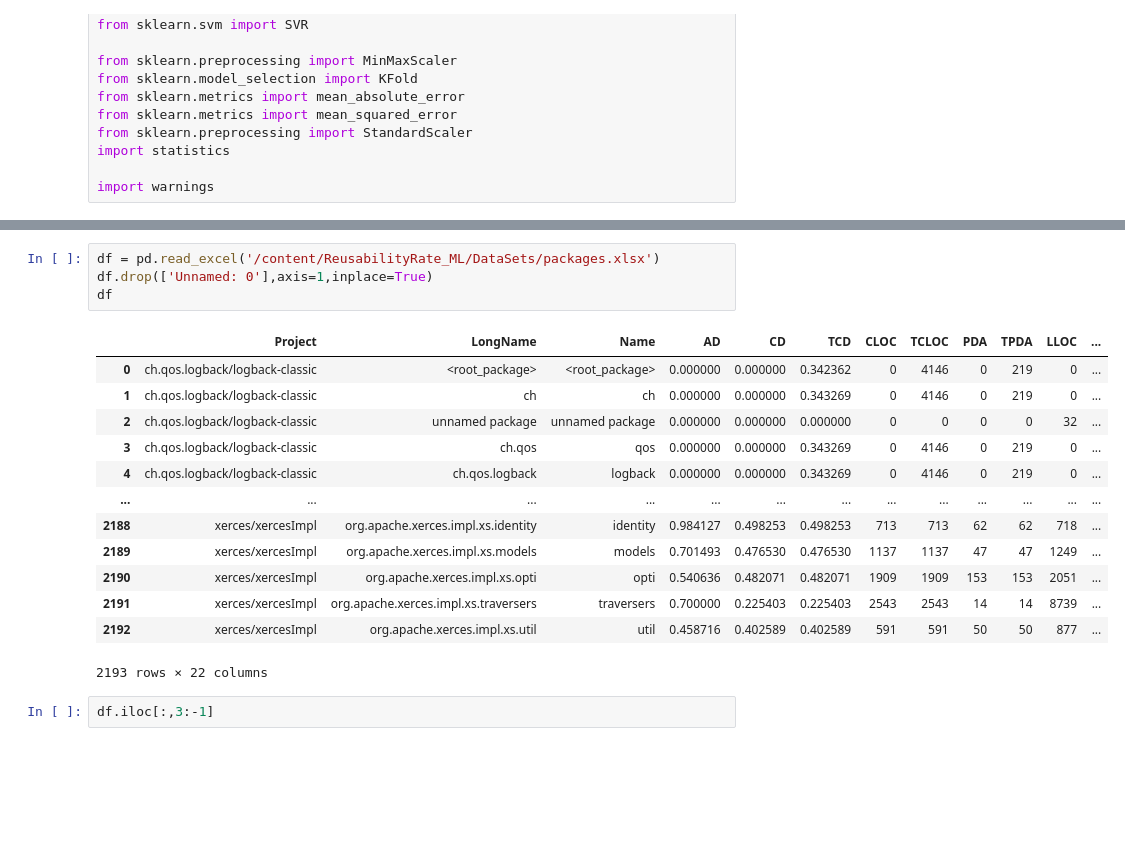
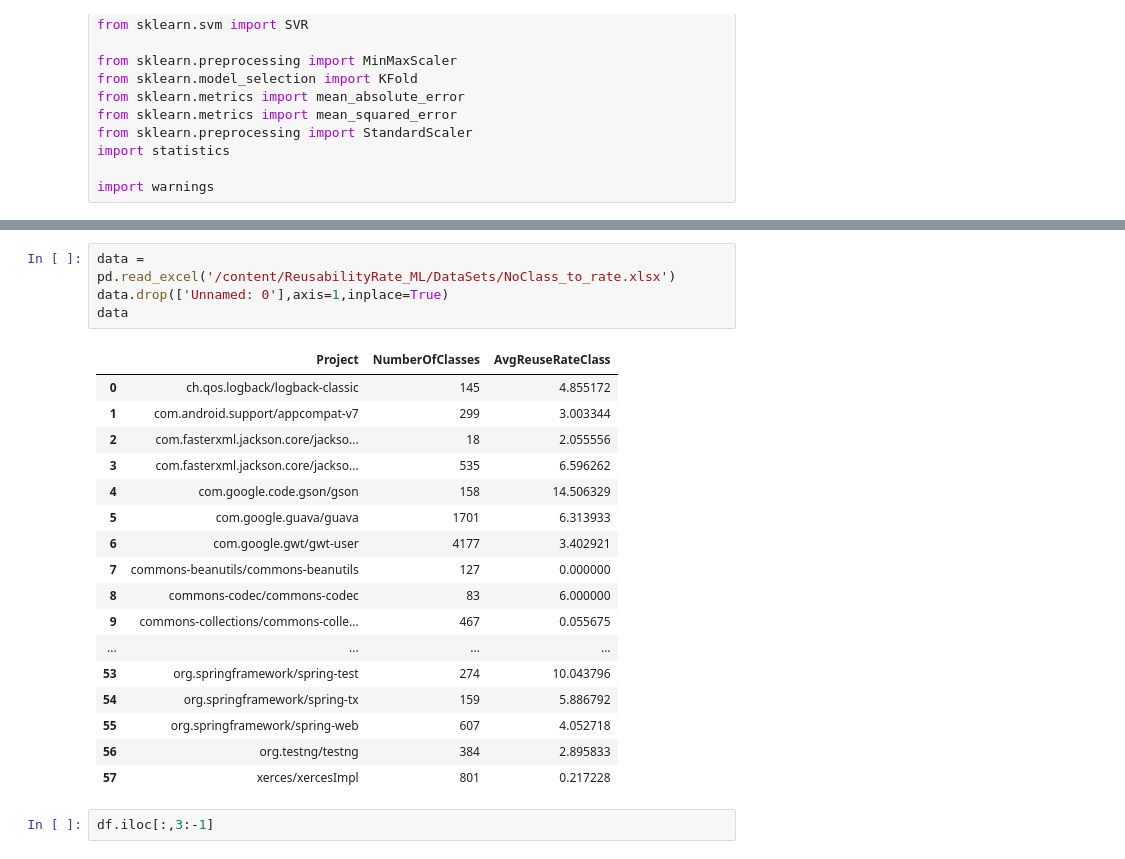
Before and after one commit to NeuralClassifier/ReusabilityRate_ML, a Jupyter notebook: CMPUT_663_ReuseRate_ML.ipynb, the cells around one changed output, grey strips where cells are left out. Cells and saved outputs as stored; diff of their text form; blank space fills up the shorter version.

```diff
--- a/CMPUT_663_ReuseRate_ML.ipynb
+++ b/CMPUT_663_ReuseRate_ML.ipynb
@@ -35,21 +36,25 @@ Unpacking objects: 100% (83/83), done.
 # %%
-df = pd.read_excel('/content/ReusabilityRate_ML/DataSets/packages.xlsx')
-df.drop(['Unnamed: 0'],axis=1,inplace=True)
-df
+data = pd.read_excel('/content/ReusabilityRate_ML/DataSets/NoClass_to_rate.xlsx')
+data.drop(['Unnamed: 0'],axis=1,inplace=True)
+data
 # %% [output]
-|  | Project | LongName | Name | AD | CD | TCD | CLOC | TCLOC | PDA | TPDA | LLOC | ... |
-| 0 | ch.qos.logback/logback-classic | <root_package> | <root_package> | 0.000000 | 0.000000 | 0.342362 | 0 | 4146 | 0 | 219 | 0 | ... |
-| 1 | ch.qos.logback/logback-classic | ch | ch | 0.000000 | 0.000000 | 0.343269 | 0 | 4146 | 0 | 219 | 0 | ... |
-| 2 | ch.qos.logback/logback-classic | unnamed package | unnamed package | 0.000000 | 0.000000 | 0.000000 | 0 | 0 | 0 | 0 | 32 | ... |
-| 3 | ch.qos.logback/logback-classic | ch.qos | qos | 0.000000 | 0.000000 | 0.343269 | 0 | 4146 | 0 | 219 | 0 | ... |
-| 4 | ch.qos.logback/logback-classic | ch.qos.logback | logback | 0.000000 | 0.000000 | 0.343269 | 0 | 4146 | 0 | 219 | 0 | ... |
-| ... | ... | ... | ... | ... | ... | ... | ... | ... | ... | ... | ... | ... |
-| 2188 | xerces/xercesImpl | org.apache.xerces.impl.xs.identity | identity | 0.984127 | 0.498253 | 0.498253 | 713 | 713 | 62 | 62 | 718 | ... |
-| 2189 | xerces/xercesImpl | org.apache.xerces.impl.xs.models | models | 0.701493 | 0.476530 | 0.476530 | 1137 | 1137 | 47 | 47 | 1249 | ... |
-| 2190 | xerces/xercesImpl | org.apache.xerces.impl.xs.opti | opti | 0.540636 | 0.482071 | 0.482071 | 1909 | 1909 | 153 | 153 | 2051 | ... |
-| 2191 | xerces/xercesImpl | org.apache.xerces.impl.xs.traversers | traversers | 0.700000 | 0.225403 | 0.225403 | 2543 | 2543 | 14 | 14 | 8739 | ... |
-| 2192 | xerces/xercesImpl | org.apache.xerces.impl.xs.util | util | 0.458716 | 0.402589 | 0.402589 | 591 | 591 | 50 | 50 | 877 | ... |
+|  | Project | NumberOfClasses | AvgReuseRateClass |
+| 0 | ch.qos.logback/logback-classic | 145 | 4.855172 |
+| 1 | com.android.support/appcompat-v7 | 299 | 3.003344 |
+| 2 | com.fasterxml.jackson.core/jackso... | 18 | 2.055556 |
+| 3 | com.fasterxml.jackson.core/jackso... | 535 | 6.596262 |
+| 4 | com.google.code.gson/gson | 158 | 14.506329 |
+| 5 | com.google.guava/guava | 1701 | 6.313933 |
+| 6 | com.google.gwt/gwt-user | 4177 | 3.402921 |
+| 7 | commons-beanutils/commons-beanutils | 127 | 0.000000 |
+| 8 | commons-codec/commons-codec | 83 | 6.000000 |
+| 9 | commons-collections/commons-colle... | 467 | 0.055675 |
+| ... | ... | ... | ... |
+| 53 | org.springframework/spring-test | 274 | 10.043796 |
+| 54 | org.springframework/spring-tx | 159 | 5.886792 |
+| 55 | org.springframework/spring-web | 607 | 4.052718 |
+| 56 | org.testng/testng | 384 | 2.895833 |
+| 57 | xerces/xercesImpl | 801 | 0.217228 |
-2193 rows × 22 columns
 # %%
 df.iloc[:,3:-1]
 # %% [output]
```
Also changed, not shown: parts of 5 cells of this notebook.
